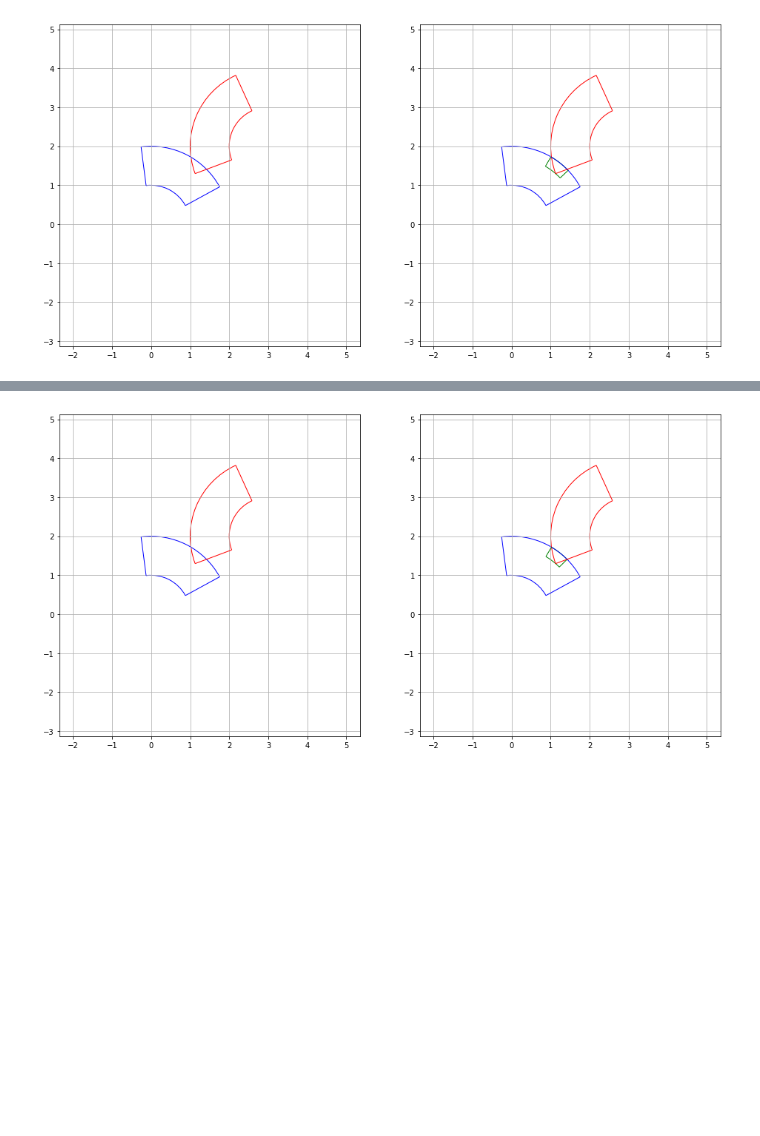
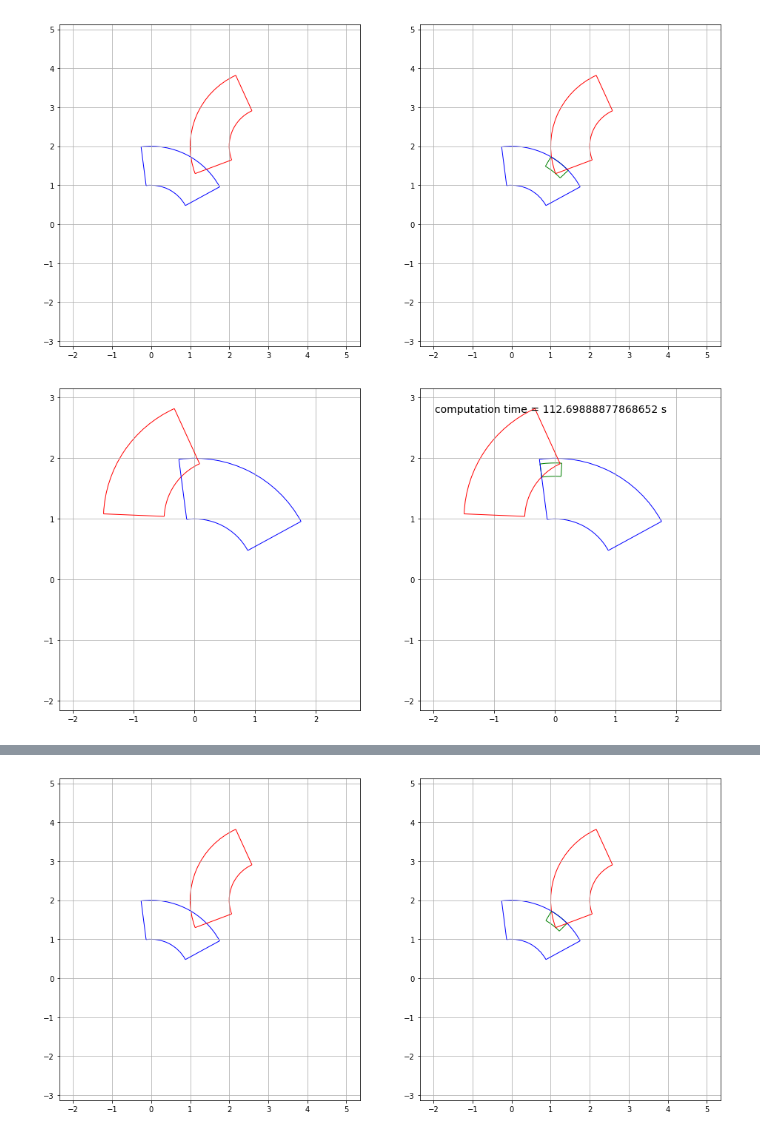
Before and after one commit to KshitijBhat/interval-analysis-method, a Jupyter notebook: interval_test_algo.ipynb, the cells around one changed output, grey strips where cells are left out. Cells and saved outputs as stored; diff of their text form; code cells hidden in the pictures; blank space fills up the shorter version.

```diff
--- a/interval_test_algo.ipynb
+++ b/interval_test_algo.ipynb
@@ -262,20 +289,13 @@ computation time =  81.27421069145203
 # %%
-I2 = Interval(1,2,2,3.5,origin=(3,2))
+I2 = Interval(1,2,2,3.1,origin=(0.5,1))
 I1 = Interval(1,2,0.5,1.7,origin=(0,0))
-t0 = time.time()
-J = interval_analysis(I1,I2,5,5)
-t1 = time.time()
-print("computation time = ",t1-t0)
-fig= plt.figure(figsize = (16,8))
-ax = fig.add_subplot(1,2,1)
-I2.draw(ax,'red')
-I1.draw(ax,'blue')
-plt.axis('equal')
-plt.grid()
-ax1 = fig.add_subplot(1,2,2)
-J.draw(ax1,'green')
-I2.draw(ax1,'red')
-I1.draw(ax1,'blue')
-plt.axis('equal')
-plt.grid()
-plt.show()
+# fig= plt.figure(figsize = (16,8))
+# ax = fig.add_subplot(1,2,1)
+# I2.draw(ax,'red')
+# I1.draw(ax,'blue')
+# plt.axis('equal')
+
+# plt.grid()
+test_algo(I1,I2)
+# %% [output]
+[figure, added]
```
Also changed, not shown: parts of 13 cells of this notebook, 3 other files.
